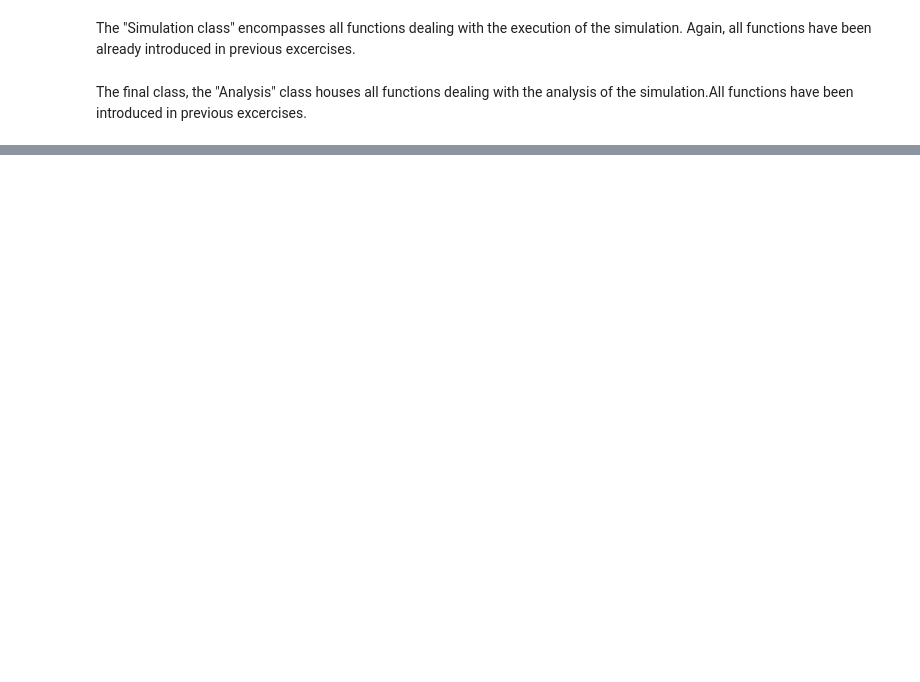
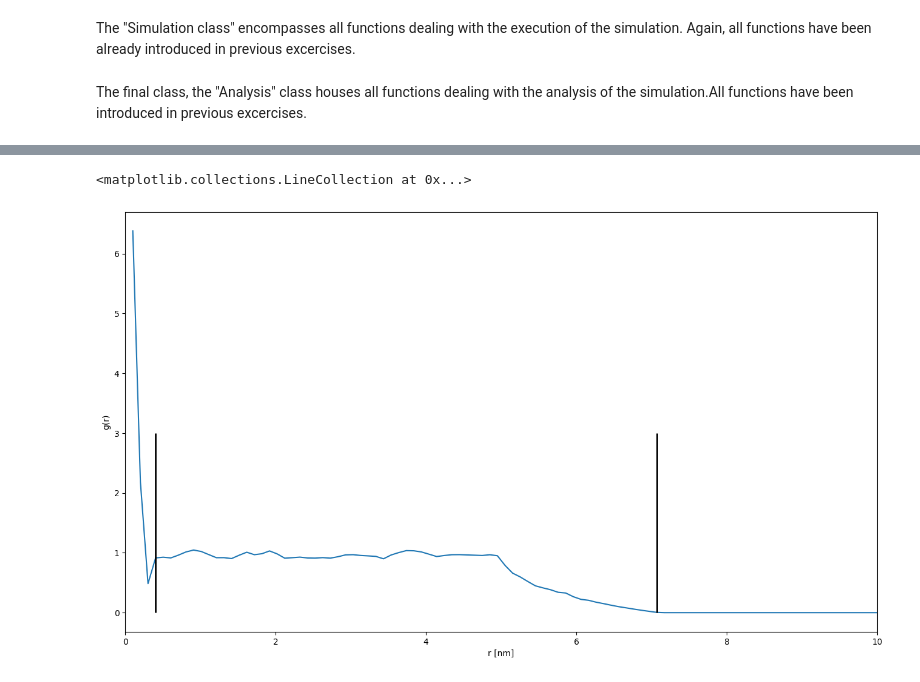
Before and after one commit to JONNeKK/ccs, a Jupyter notebook: week_6/week_6.ipynb, the cells around one changed output, grey strips where cells are left out. Saved outputs shown, nothing was run; the diff lists cells and outputs as text; code cells hidden in the pictures; blank space fills up the shorter version.

```diff
--- a/week_6/week_6.ipynb
+++ b/week_6/week_6.ipynb
@@ -714,0 +731,24 @@ ax.vlines(np.sqrt(50),0,3, colors='black', linewidth = 2) # maximum possible dis
+# %%
+# Careful, this code kills the kernel when executed for simulations of many steps (failed for 20000 steps; works for at least 4000 steps)
+x_werte_2 = np.linspace(0,max(anal.sim.box.box_size),n_bins)
+rho_2 = anal.sim.box.n_particles/np.prod(anal.sim.box.box_size)
+'''g_r = 1/(2*np.pi*x_werte*rho)*(c/(max(anal.sim.box.box_size)/n_bins))
+
+b = np.mean(g_r, axis = 0)'''
+a_2 = np.mean(np.mean(1/(2*np.pi*x_werte_2*rho_2)*(c/(max(anal.sim.box.box_size)/n_bins)), axis = 0), axis = 0)
+# %%
+
+
+fig, ax = plt.subplots(figsize=(16, 9))
+
+ax.set_xlim(0,max(anal.sim.box.box_size))
+ax.set_xlabel('r [nm]')
+ax.set_ylabel('g(r)')
+#plt.legend()
+
+plt.plot(x_werte_2, a_2)
+ax.vlines(2*anal.sim.box.particles_r[0],0,3, colors='black', linewidth = 2)
+ax.vlines(np.sqrt(50),0,3, colors='black', linewidth = 2) # maximum possible distance
+# %% [output]
+<matplotlib.collections.LineCollection at 0x...>
+[figure, added]
```
Also changed, not shown: parts of 8 cells of this notebook, 1 other file.
